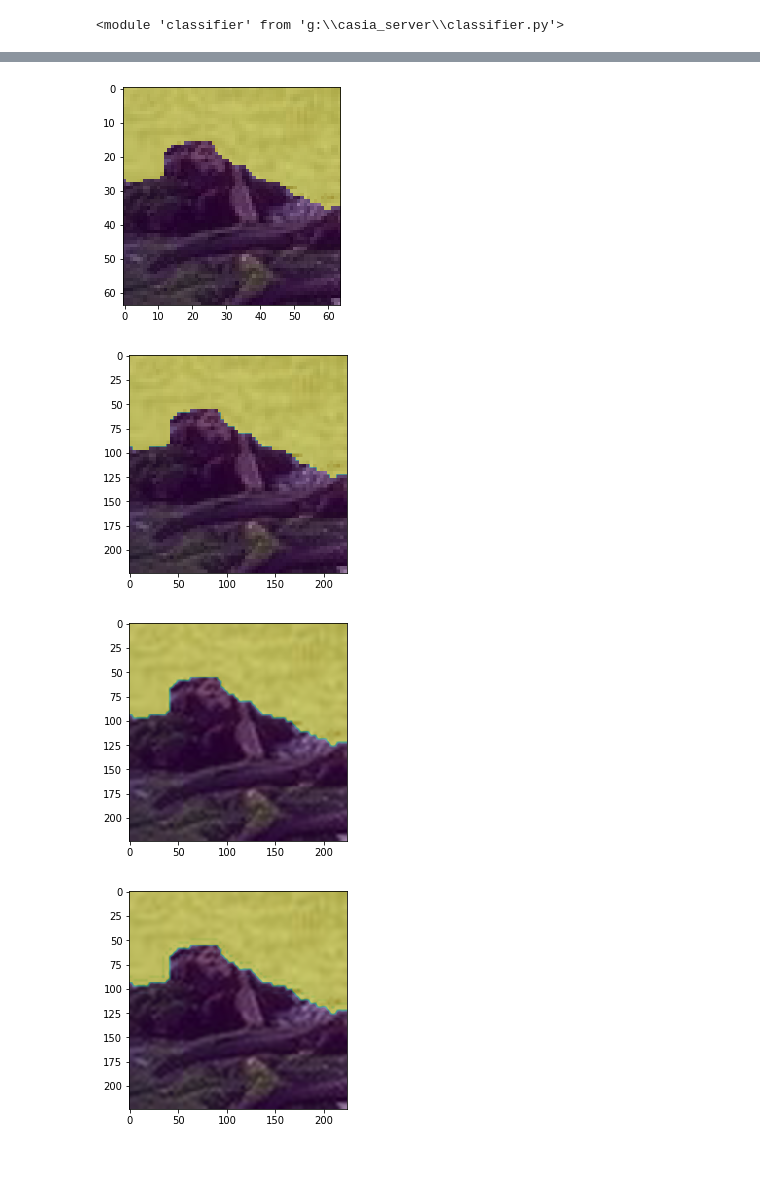
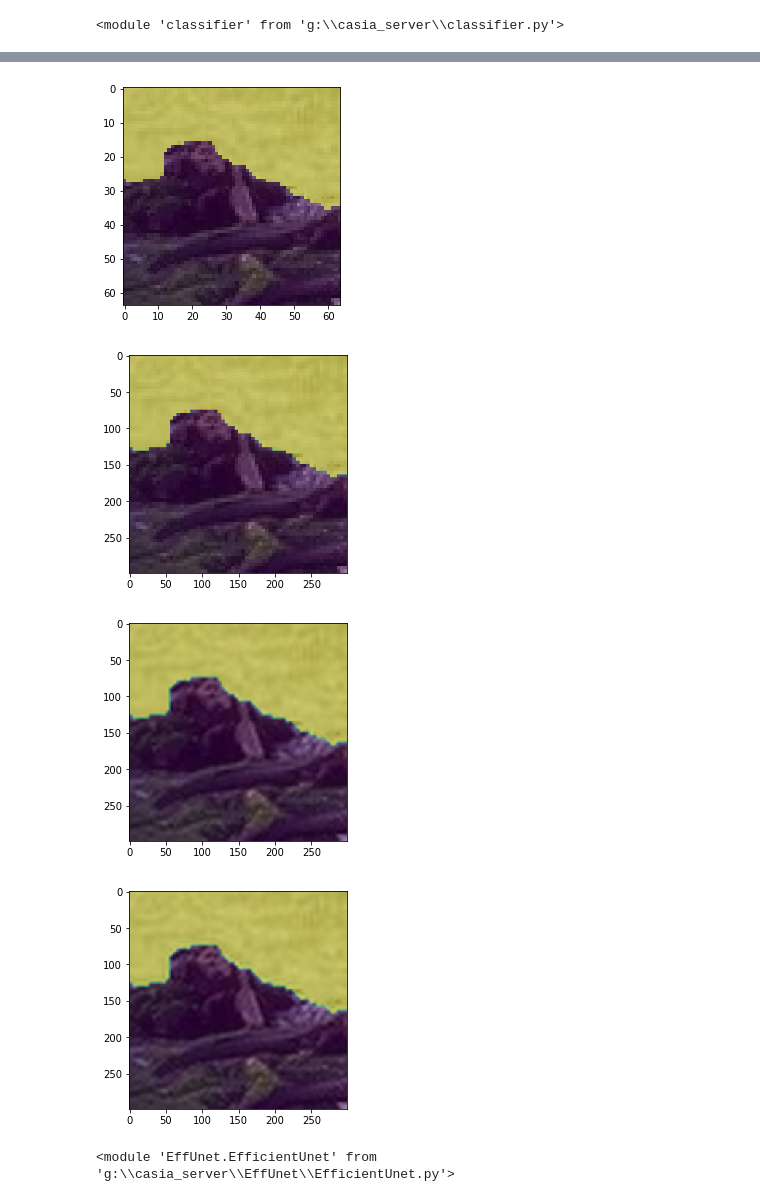
Before and after one commit to sowmen/imanip_main, a Jupyter notebook: scratchpad.ipynb, the cells around one changed output, grey strips where cells are left out. Drawn from its saved outputs; the diff is of its cells as text; code cells hidden in the pictures; blank space fills up the shorter version.

```diff
--- a/scratchpad.ipynb
+++ b/scratchpad.ipynb
@@ -100,38 +99,44 @@ torch.Size([1, 1])
 # %%
 import cv2
 import matplotlib.pyplot as plt
 
 img = cv2.imread('G:\\Image_Manipulation_Dataset\\CASIA_2.0\\image_patch_64\\Tp_D_CND_M_N_ani00018_sec00096_00138\\0.png')
 img = cv2.cvtColor(img, cv2.COLOR_BGR2RGB)
 msk = cv2.imread('G:\\Image_Manipulation_Dataset\\CASIA_2.0\\image_patch_64\\Tp_D_CND_M_N_ani00018_sec00096_00138\\0_gt.png', cv2.IMREAD_GRAYSCALE)
 
 plt.figure()
 plt.imshow(img)
 plt.imshow(msk, alpha=0.5)
 plt.show()
 
-img1 = cv2.resize(img, (224,224), interpolation=cv2.INTER_AREA)
-msk1 = cv2.resize(msk, (224,224), interpolation=cv2.INTER_AREA)
+img1 = cv2.resize(img, (299,299), interpolation=cv2.INTER_AREA)
+msk1 = cv2.resize(msk, (299,299), interpolation=cv2.INTER_AREA)
 plt.figure()
 plt.imshow(img1)
 plt.imshow(msk1, alpha=0.5)
 plt.show()
 
-img2 = cv2.resize(img, (224,224), interpolation=cv2.INTER_CUBIC)
-msk2 = cv2.resize(msk, (224,224), interpolation=cv2.INTER_CUBIC)
+img2 = cv2.resize(img, (299,299), interpolation=cv2.INTER_CUBIC)
+msk2 = cv2.resize(msk, (299,299), interpolation=cv2.INTER_CUBIC)
 plt.figure()
 plt.imshow(img2)
 plt.imshow(msk2, alpha=0.5)
 plt.show()
 
-img3 = cv2.resize(img, (224,224), interpolation=cv2.INTER_LANCZOS4)
-msk3 = cv2.resize(msk, (224,224), interpolation=cv2.INTER_LANCZOS4)
+img3 = cv2.resize(img, (299,299), interpolation=cv2.INTER_LANCZOS4)
+msk3 = cv2.resize(msk, (299,299), interpolation=cv2.INTER_LANCZOS4)
 plt.figure()
 plt.imshow(img3)
 plt.imshow(msk3, alpha=0.5)
 plt.show()
 # %% [output]
 [figure]
-[figure, old version]
+[figure, new version]
-[figure, old version]
+[figure, new version]
-[figure, old version]
+[figure, new version]
+# %%
+import EffUnet.EfficientUnet, EffUnet.EfficientNet
+reload(EffUnet.EfficientNet)
+reload(EffUnet.EfficientUnet)
+# %% [output]
+<module 'EffUnet.EfficientUnet' from 'g:\\casia_server\\EffUnet\\EfficientUnet.py'>
```
Also changed, not shown: parts of 10 cells of this notebook, 7 other files.
